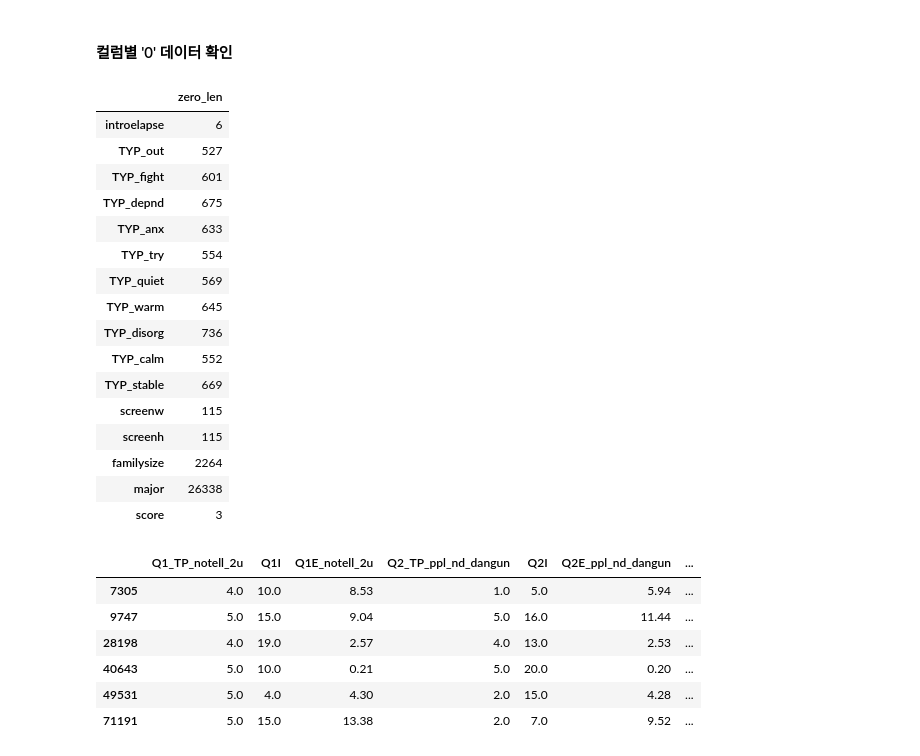
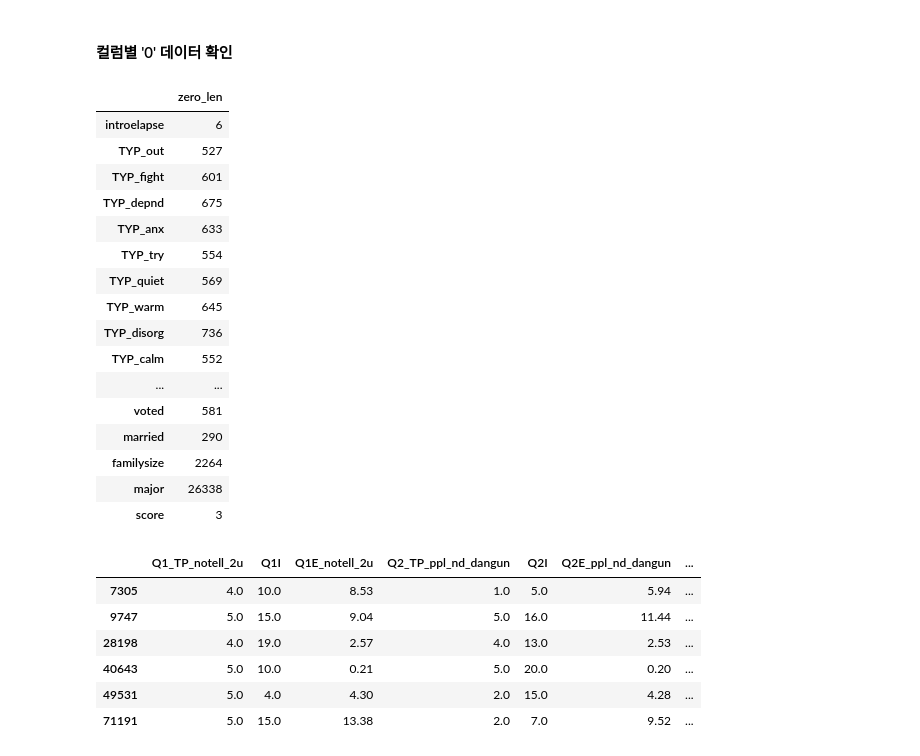
Before and after one commit to dss-14th/ml-repo-3, a Jupyter notebook: data_for_auto_eda.ipynb, the cells around one changed output. Drawn from its saved outputs; the diff is of its cells as text; code cells hidden in the pictures.

```diff
--- a/data_for_auto_eda.ipynb
+++ b/data_for_auto_eda.ipynb
@@ -275,29 +273,39 @@ col_list = df.columns
 # %%
+col_list = list(df.columns)
+
+for sec in sec_col:
+    col_list.remove(sec)
+
 zero_cols = []
 zero_len = []
 
+
 for col in col_list:
-    if 0 in df["{}".format(col)].unique():
+    if 0  in df["{}".format(col)].unique():
         zero_cols.append(col)
         zero_len.append(len(df[df[col]==0]))
 
+    elif "0"  in df["{}".format(col)].unique():
+        zero_cols.append(col)
+        zero_len.append(len(df[df[col]=="0"]))
+
 zero_df = pd.DataFrame({"zero_len" : zero_len}, index = zero_cols)
 zero_df
 # %% [output]
 |  | zero_len |
 | introelapse | 6 |
 | TYP_out | 527 |
 | TYP_fight | 601 |
 | TYP_depnd | 675 |
 | TYP_anx | 633 |
 | TYP_try | 554 |
 | TYP_quiet | 569 |
 | TYP_warm | 645 |
 | TYP_disorg | 736 |
 | TYP_calm | 552 |
-| TYP_stable | 669 |
-| screenw | 115 |
-| screenh | 115 |
+| ... | ... |
+| voted | 581 |
+| married | 290 |
 | familysize | 2264 |
 | major | 26338 |
 | score | 3 |
```
Also changed, not shown: parts of 1 cell of this notebook.
